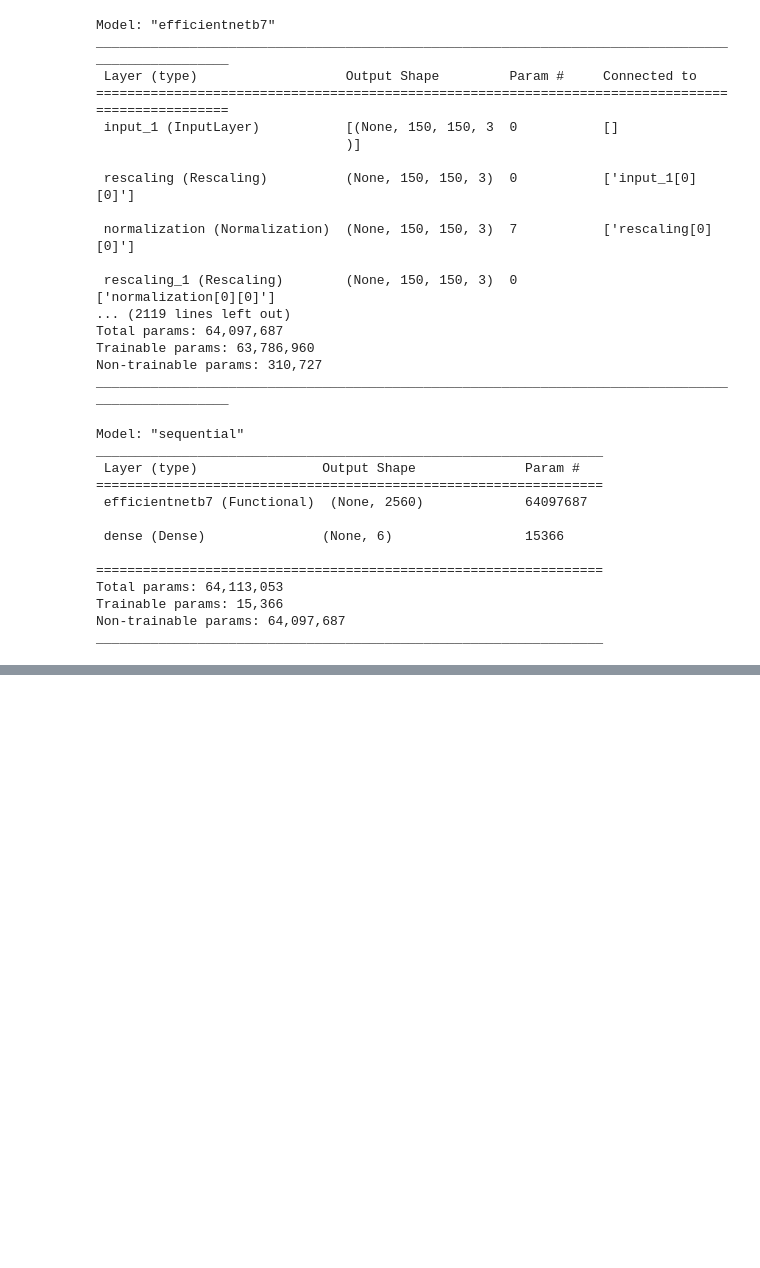
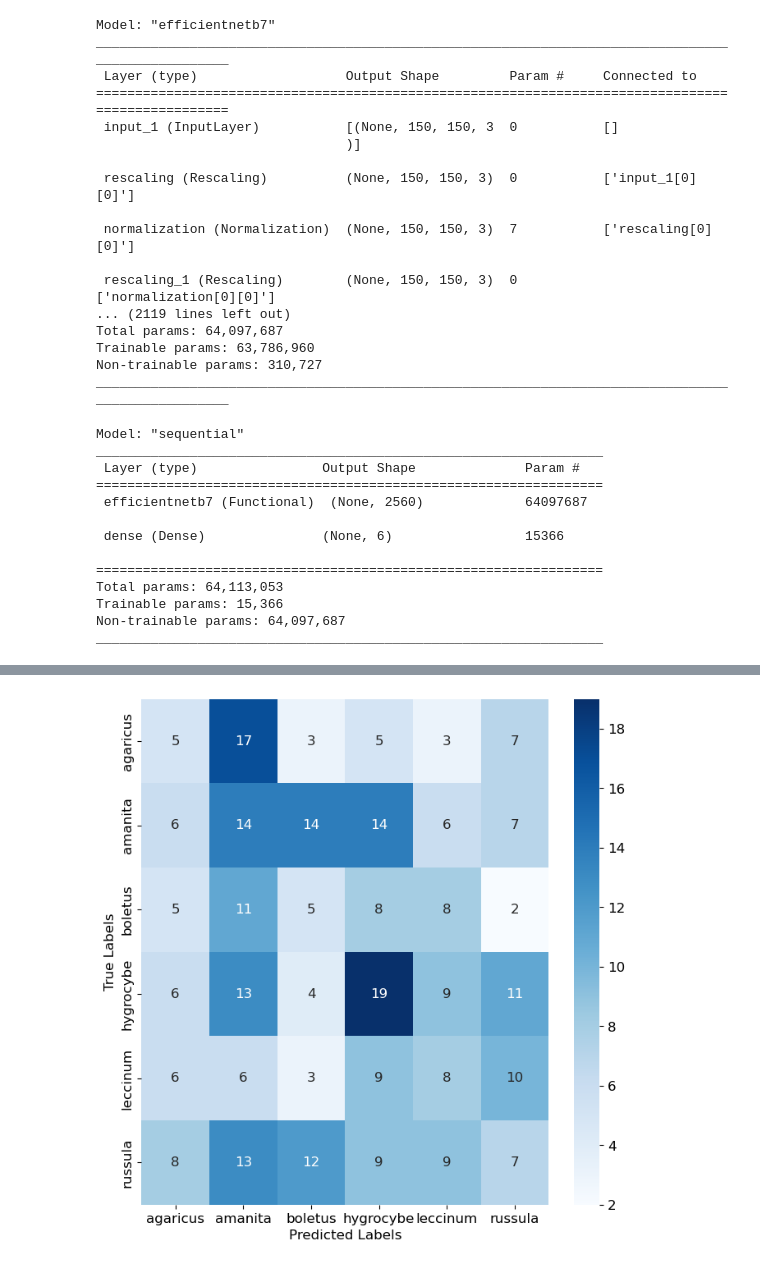
Before and after one commit to aradzikbys/UAM_Deep_Learning, a Jupyter notebook: 03_mushrooms_cnn_efficientnet.ipynb, the cells around one changed output, grey strips where cells are left out. Cells and saved outputs as stored; diff of their text form; code cells hidden in the pictures; blank space fills up the shorter version.

Commit message:
Confusion matrix added, headers fixed

```diff
--- a/03_mushrooms_cnn_efficientnet.ipynb
+++ b/03_mushrooms_cnn_efficientnet.ipynb
@@ -320,0 +334,23 @@ history_frame.loc[:, ['loss', 'val_loss']].plot();
+# %%
+# Confusion matrix
+# Get the predicted labels from the model
+y_pred = new_model.predict(test_generator)
+y_pred = np.argmax(y_pred, axis=1)
+
+# Get the true labels from the test dataset
+y_true = test_generator.classes
+
+# Get the class names
+class_names = list(test_generator.class_indices.keys())
+
+# Create the confusion matrix
+cm = confusion_matrix(y_true, y_pred, labels = list(range(len(class_names))))
+
+
+# Plot the confusion matrix
+plt.figure(figsize = (8, 8))
+sns.heatmap(cm, annot = True, cmap = plt.cm.Blues, xticklabels = class_names, yticklabels = class_names)
+plt.xlabel('Predicted Labels')
+plt.ylabel('True Labels')
+plt.show()
+# %% [output]
@@ -320,0 +358 @@ history_frame.loc[:, ['loss', 'val_loss']].plot();
+[figure, added]
```
Also changed, not shown: parts of 24 cells of this notebook, 1 other file.
